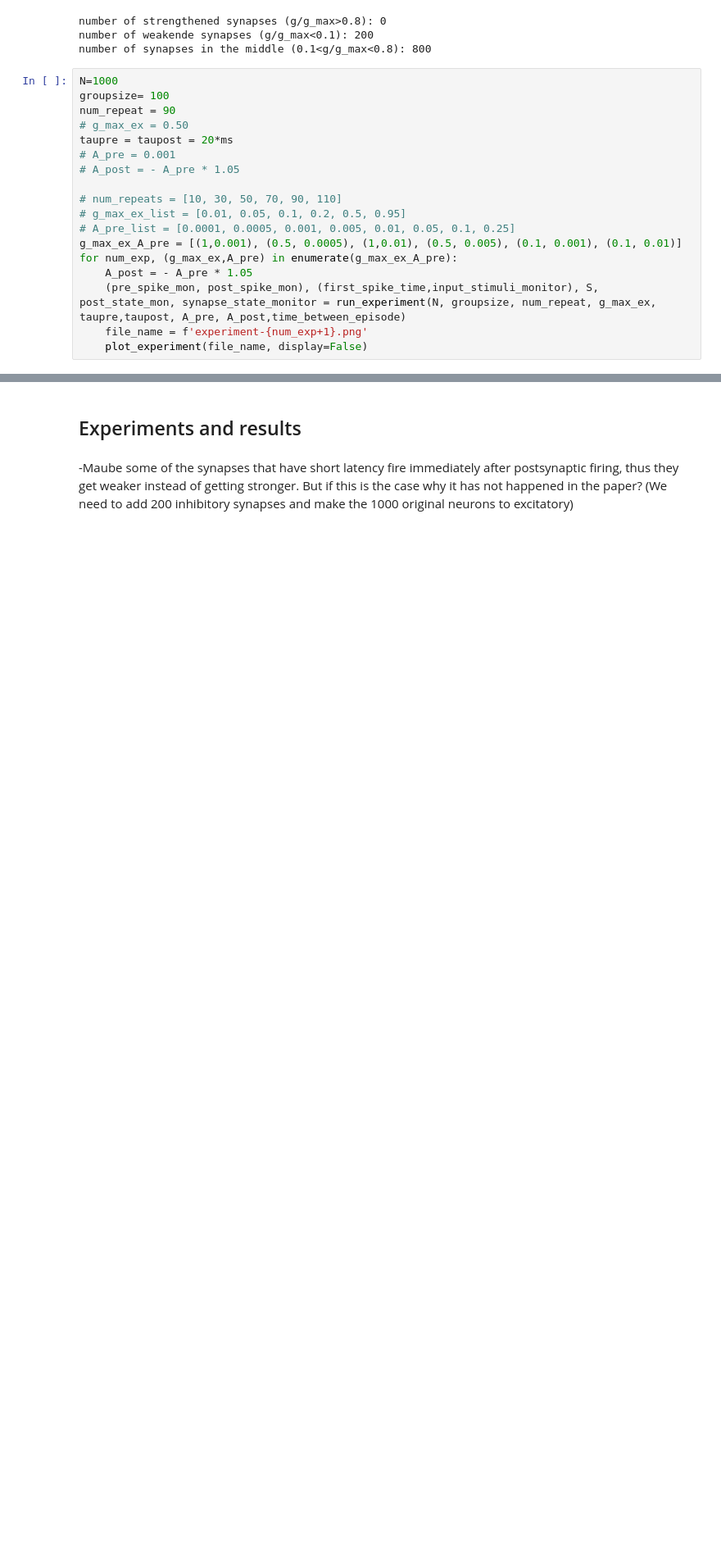
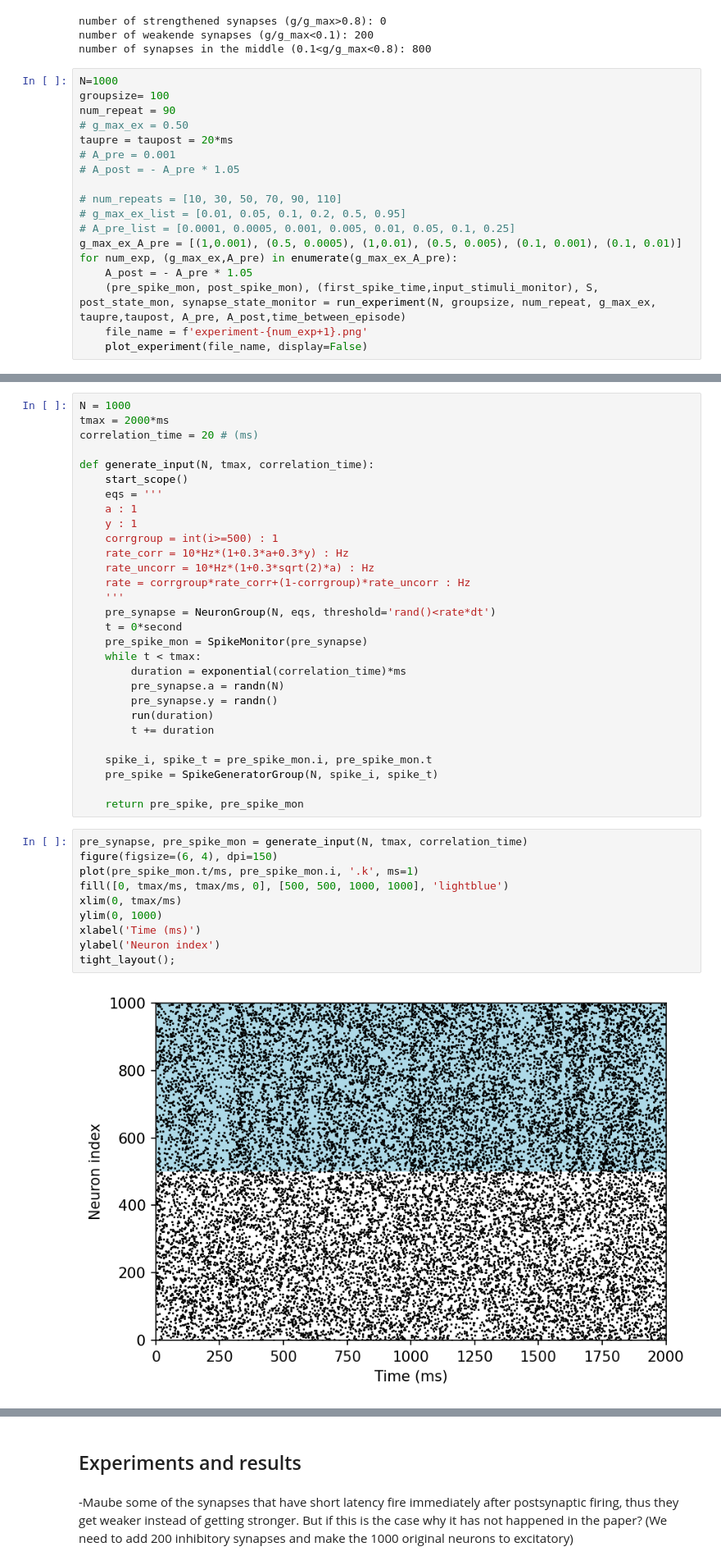
Before and after one commit to mehranfaraji/neuro4ml, a Jupyter notebook: week4-exercise.ipynb, the cells around one changed output, grey strips where cells are left out. Shown at 82% size. Drawn from its saved outputs; the diff is of its cells as text; blank space fills up the shorter version.

```diff
--- a/week4-exercise.ipynb
+++ b/week4-exercise.ipynb
@@ -294,0 +295,41 @@ for num_exp, (g_max_ex,A_pre) in enumerate(g_max_ex_A_pre):
+# %%
+N = 1000
+tmax = 2000*ms
+correlation_time = 20 # (ms)
+
+def generate_input(N, tmax, correlation_time):
+    start_scope()
+    eqs = '''
+    a : 1
+    y : 1
+    corrgroup = int(i>=500) : 1
+    rate_corr = 10*Hz*(1+0.3*a+0.3*y) : Hz
+    rate_uncorr = 10*Hz*(1+0.3*sqrt(2)*a) : Hz
+    rate = corrgroup*rate_corr+(1-corrgroup)*rate_uncorr : Hz
+    '''
+    pre_synapse = NeuronGroup(N, eqs, threshold='rand()<rate*dt')
+    t = 0*second
+    pre_spike_mon = SpikeMonitor(pre_synapse)
+    while t < tmax:
+        duration = exponential(correlation_time)*ms
+        pre_synapse.a = randn(N)
+        pre_synapse.y = randn()
+        run(duration)
+        t += duration
+
+    spike_i, spike_t = pre_spike_mon.i, pre_spike_mon.t
+    pre_spike = SpikeGeneratorGroup(N, spike_i, spike_t)
+
+    return pre_spike, pre_spike_mon
+# %%
+pre_synapse, pre_spike_mon = generate_input(N, tmax, correlation_time)
+figure(figsize=(6, 4), dpi=150)
+plot(pre_spike_mon.t/ms, pre_spike_mon.i, '.k', ms=1)
+fill([0, tmax/ms, tmax/ms, 0], [500, 500, 1000, 1000], 'lightblue')
+xlim(0, tmax/ms)
+ylim(0, 1000)
+xlabel('Time (ms)')
+ylabel('Neuron index')
+tight_layout();
+# %% [output]
+[figure, added]
```
Also changed, not shown: parts of 11 cells of this notebook.
